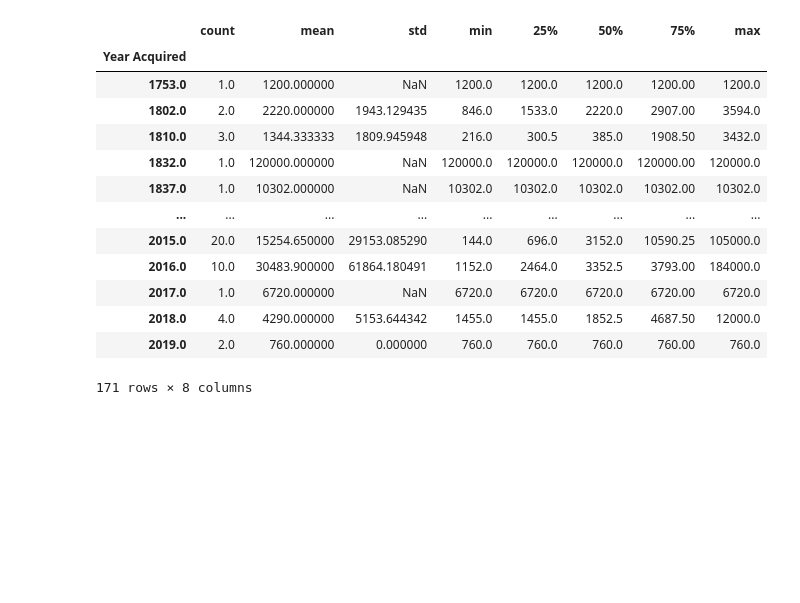
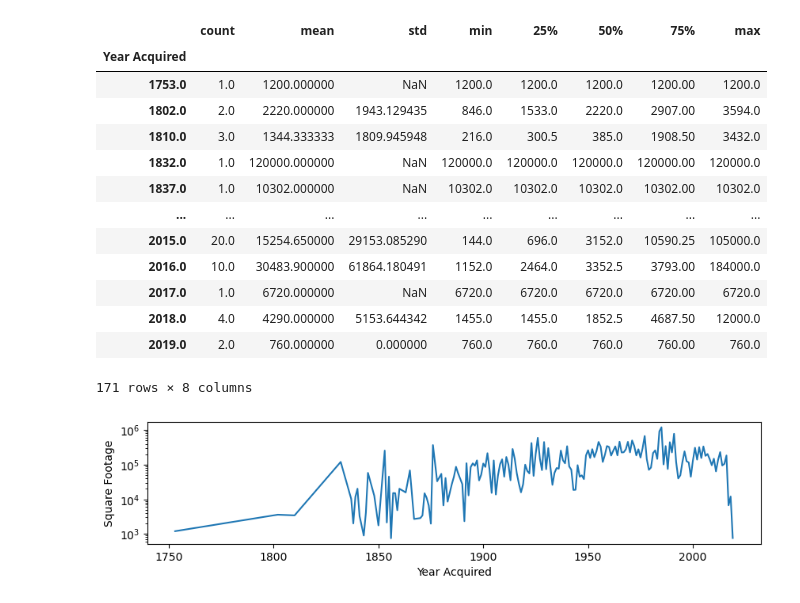
Before and after one commit to UIUC-iSchool-DataViz/is445_obuobg_spring2026, a Jupyter notebook: week02/inClass_week02.ipynb, the cells around one changed output. Cells and saved outputs as stored; diff of their text form; code cells hidden in the pictures; blank space fills up the shorter version.

```diff
--- a/week02/inClass_week02.ipynb
+++ b/week02/inClass_week02.ipynb
@@ -360,3 +360,12 @@ stats
 | 2018.0 | 4.0 | 4290.000000 | 5153.644342 | 1455.0 | 1455.0 | 1852.5 | 4687.50 | 12000.0 |
 | 2019.0 | 2.0 | 760.000000 | 0.000000 | 760.0 | 760.0 | 760.0 | 760.00 | 760.0 |
 171 rows × 8 columns
+# %%
+fig, ax = plt.subplots(figsize=(10,2))
+ax.plot(stats['max'])
+ax.set_yscale('log')
+ax.set_ylabel('Square Footage')
+ax.set_xlabel('Year Acquired')
+plt.show()
+# %% [output]
+[figure, added]
```
